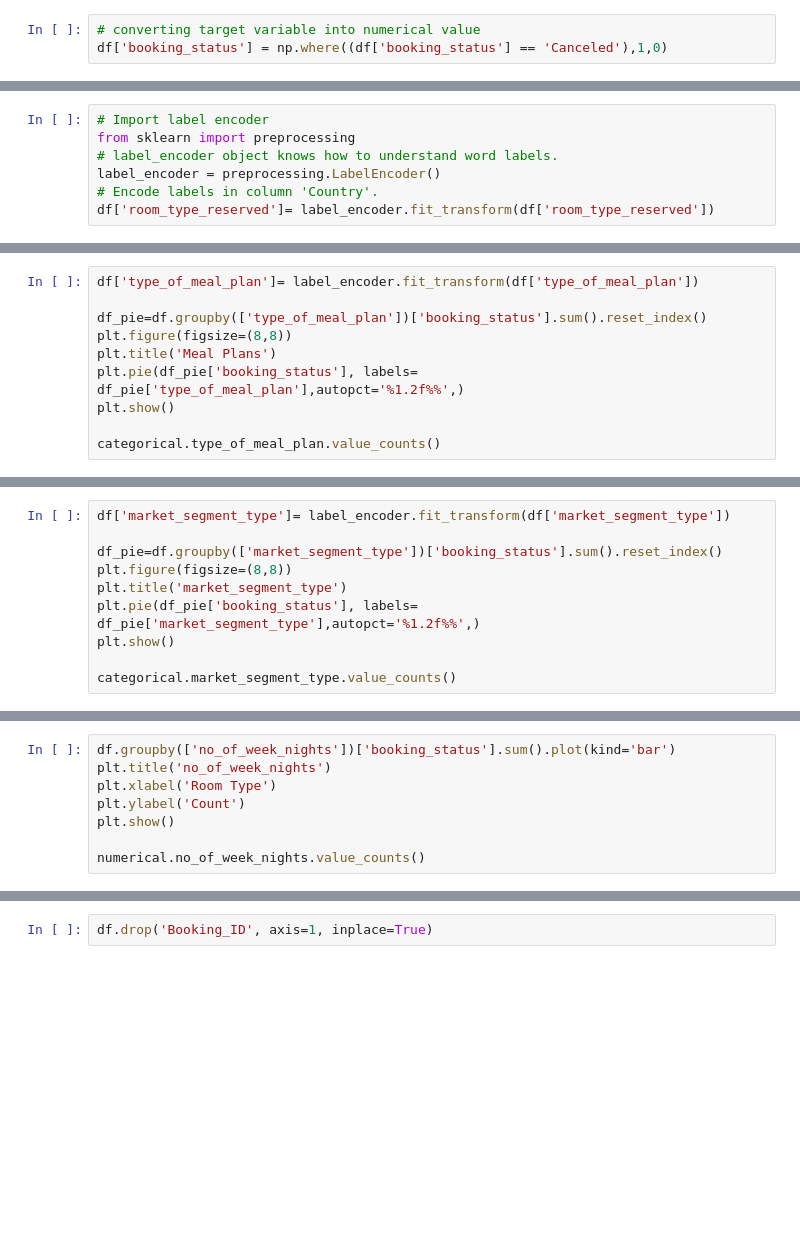
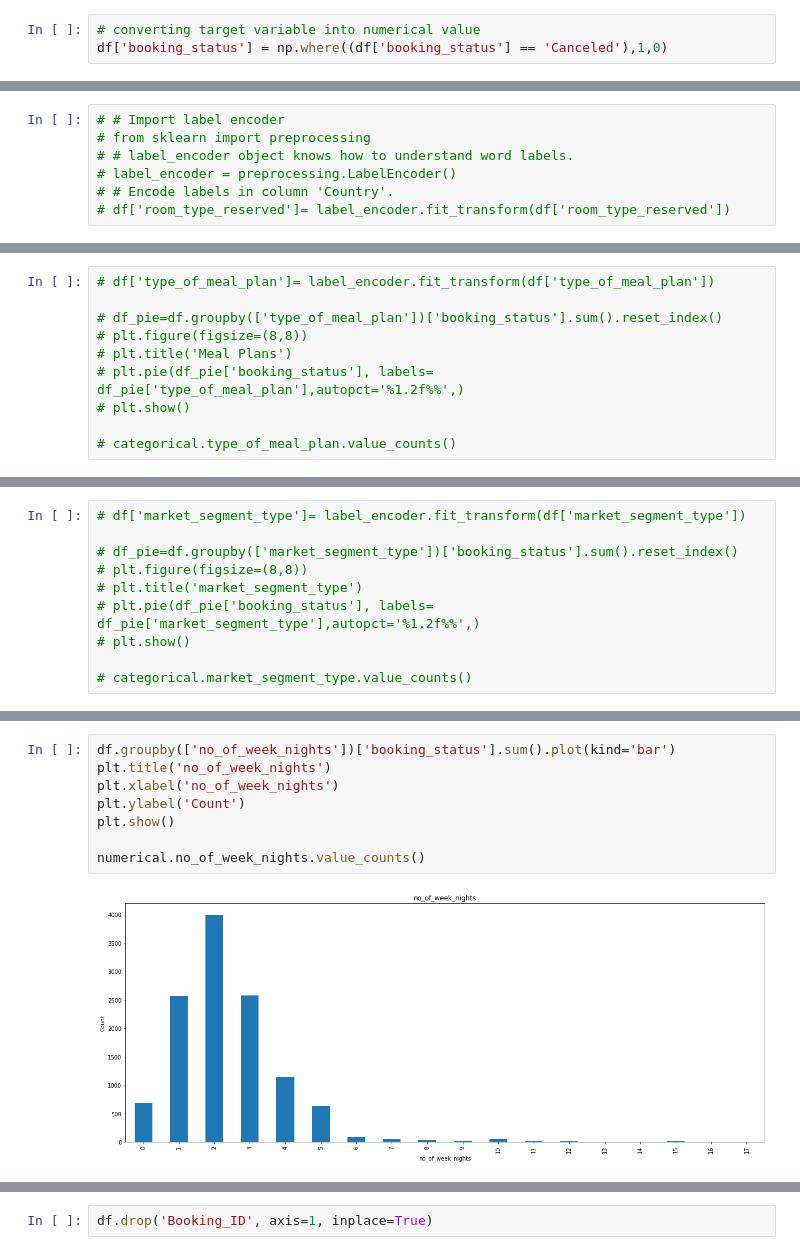
Before and after one commit to randayandika/portofolio, a Jupyter notebook: Hotel Reservation Prediction/hotel-reservation-prediction.ipynb, the cells around one changed output, grey strips where cells are left out. Drawn from its saved outputs; the diff is of its cells as text; blank space fills up the shorter version.

```diff
--- a/Hotel Reservation Prediction/hotel-reservation-prediction.ipynb
+++ b/Hotel Reservation Prediction/hotel-reservation-prediction.ipynb
@@ -80,8 +236,8 @@ categorical.room_type_reserved.value_counts()
 # %%
-# Import label encoder
-from sklearn import preprocessing
-# label_encoder object knows how to understand word labels.
-label_encoder = preprocessing.LabelEncoder()
-# Encode labels in column 'Country'.
-df['room_type_reserved']= label_encoder.fit_transform(df['room_type_reserved'])
+# # Import label encoder
+# from sklearn import preprocessing
+# # label_encoder object knows how to understand word labels.
+# label_encoder = preprocessing.LabelEncoder()
+# # Encode labels in column 'Country'.
+# df['room_type_reserved']= label_encoder.fit_transform(df['room_type_reserved'])
 # %%
@@ -103,13 +266,13 @@ categorical.type_of_meal_plan.value_counts()
 # %%
-df['type_of_meal_plan']= label_encoder.fit_transform(df['type_of_meal_plan'])
+# df['type_of_meal_plan']= label_encoder.fit_transform(df['type_of_meal_plan'])
 
-df_pie=df.groupby(['type_of_meal_plan'])['booking_status'].sum().reset_index()
-plt.figure(figsize=(8,8))
-plt.title('Meal Plans')
-plt.pie(df_pie['booking_status'], labels= df_pie['type_of_meal_plan'],autopct='%1.2f%%',)
-plt.show()
+# df_pie=df.groupby(['type_of_meal_plan'])['booking_status'].sum().reset_index()
+# plt.figure(figsize=(8,8))
+# plt.title('Meal Plans')
+# plt.pie(df_pie['booking_status'], labels= df_pie['type_of_meal_plan'],autopct='%1.2f%%',)
+# plt.show()
 
-categorical.type_of_meal_plan.value_counts()
+# categorical.type_of_meal_plan.value_counts()
 # %%
 df_pie=df.groupby(['market_segment_type'])['booking_status'].sum().reset_index()
 plt.figure(figsize=(8,8))
@@ -121,13 +292,13 @@ categorical.market_segment_type.value_counts()
 # %%
-df['market_segment_type']= label_encoder.fit_transform(df['market_segment_type'])
+# df['market_segment_type']= label_encoder.fit_transform(df['market_segment_type'])
 
-df_pie=df.groupby(['market_segment_type'])['booking_status'].sum().reset_index()
-plt.figure(figsize=(8,8))
-plt.title('market_segment_type')
-plt.pie(df_pie['booking_status'], labels= df_pie['market_segment_type'],autopct='%1.2f%%',)
-plt.show()
+# df_pie=df.groupby(['market_segment_type'])['booking_status'].sum().reset_index()
+# plt.figure(figsize=(8,8))
+# plt.title('market_segment_type')
+# plt.pie(df_pie['booking_status'], labels= df_pie['market_segment_type'],autopct='%1.2f%%',)
+# plt.show()
 
-categorical.market_segment_type.value_counts()
+# categorical.market_segment_type.value_counts()
 # %%
 df.groupby('required_car_parking_space')['Booking_ID'].agg(['count']).sort_values(by='count',ascending=False).plot(kind='pie',autopct='%1.2f%%',subplots=True,title='Required car parking space',figsize=(9,9))
 numerical.required_car_parking_space.value_counts()
@@ -134,8 +310,10 @@ numerical.required_car_parking_space.value_counts()
 # %%
 df.groupby(['no_of_week_nights'])['booking_status'].sum().plot(kind='bar')
 plt.title('no_of_week_nights')
-plt.xlabel('Room Type')
+plt.xlabel('no_of_week_nights')
 plt.ylabel('Count')
 plt.show()
 
 numerical.no_of_week_nights.value_counts()
+# %% [output]
+[figure, added]
```
Also changed, not shown: parts of 54 cells of this notebook, 1 other file.
